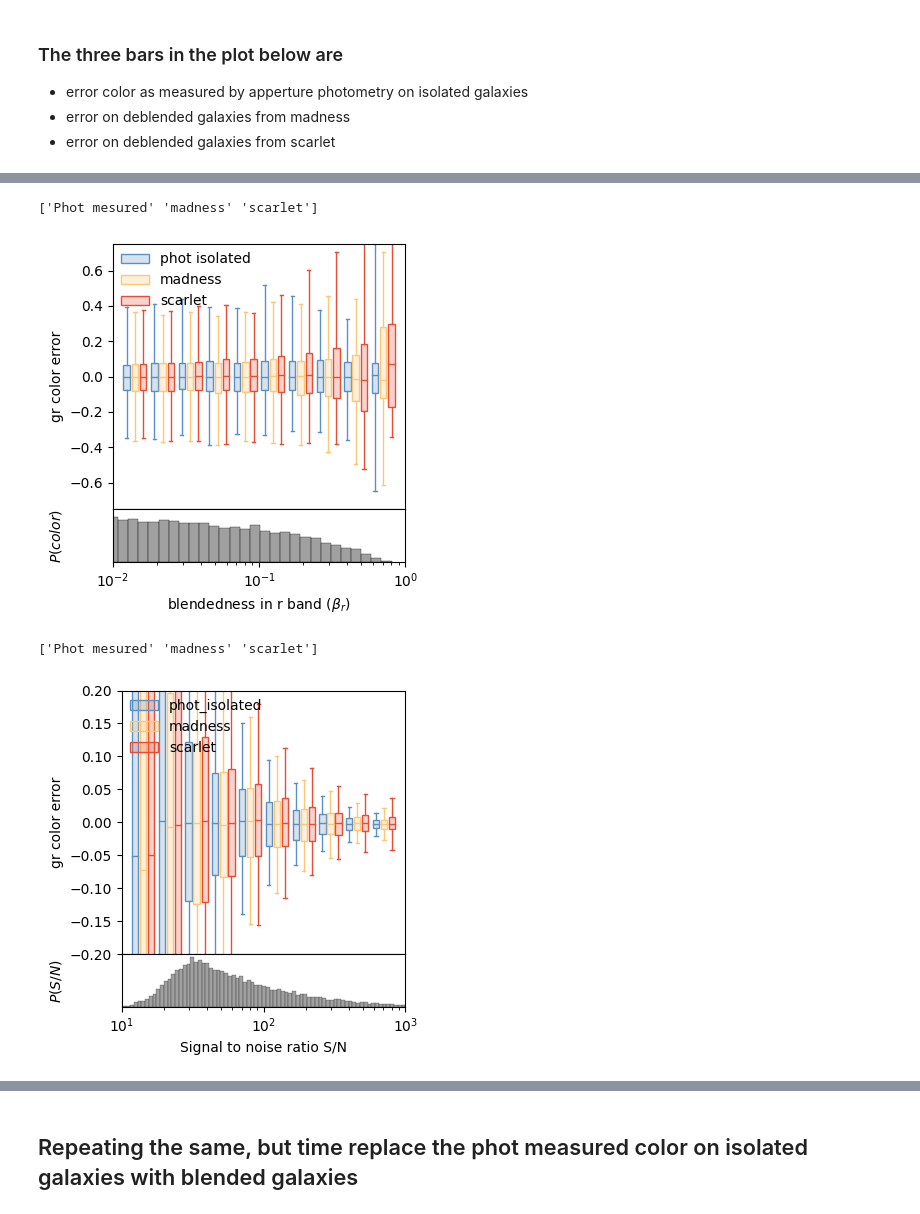
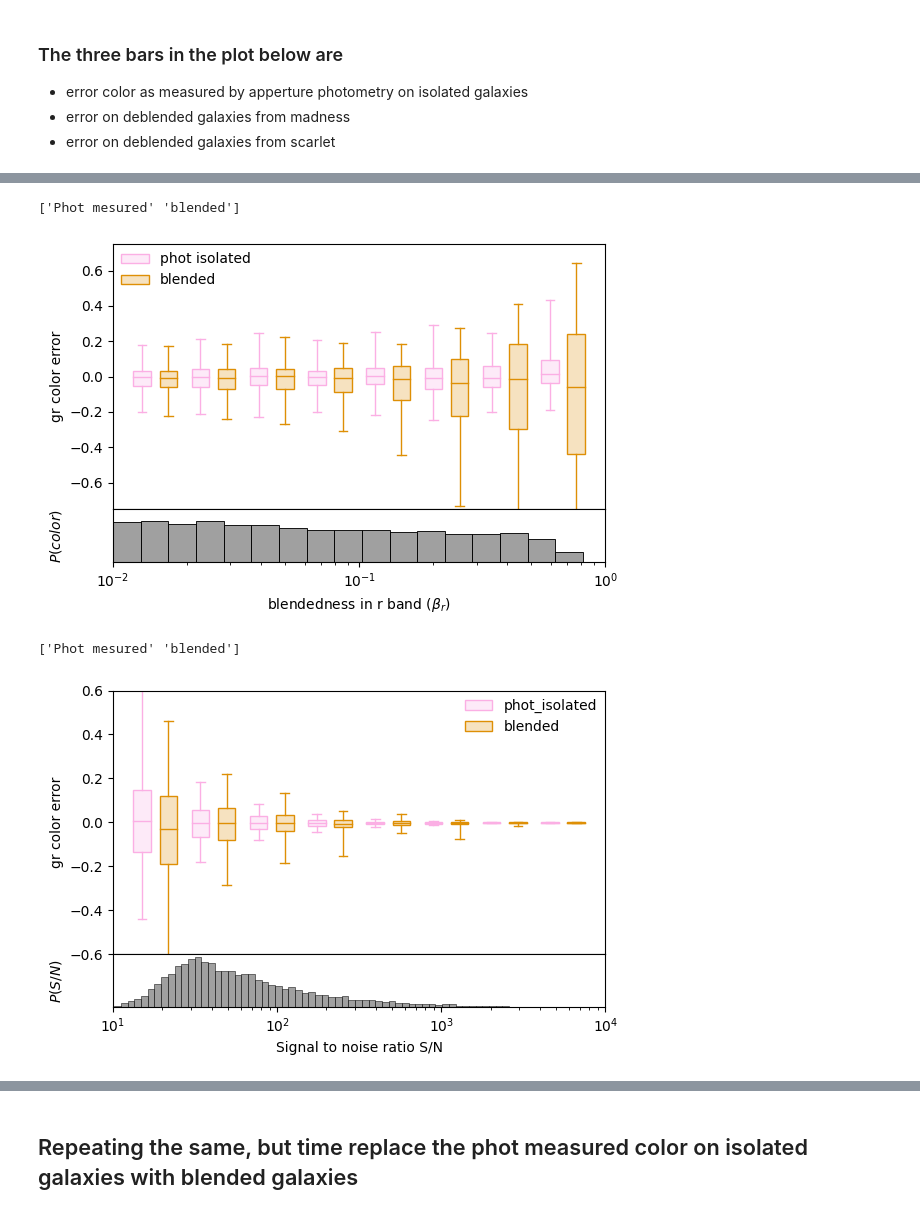
Before and after one commit to b-biswas/MADNESS-legacy, a Jupyter notebook: notebooks/compare_color_results_high_density.ipynb, the cells around one changed output, grey strips where cells are left out. Cells and saved outputs as stored; diff of their text form; code cells hidden in the pictures.

```diff
--- a/notebooks/compare_color_results_high_density.ipynb
+++ b/notebooks/compare_color_results_high_density.ipynb
@@ -28,10 +31,13 @@ result_dir_path = os.path.join(data_path, run_name)
+# %%
+blended_plot_color = sns.color_palette("colorblind")[1]
+isolated_plot_color = sns.color_palette("colorblind")[6]
 # %%
 madness_results=[]
 scarlet_results=[]
 actual_photometry = []
 blended_photometry = []
 
-for file_num in range(75):
+for file_num in range(30):
 
     madness_results.append(pd.read_pickle(os.path.join(result_dir_path, "madness_results", str(file_num) + ".pkl")))
     scarlet_results.append(pd.read_pickle(os.path.join(data_path, "scarlet_results", str(file_num) + ".pkl")))
@@ -138,7 +144,7 @@ color_bands[0]
 # %%
 phot_color = actual_photometry[color_bands[0]+"_phot_mag"].values - actual_photometry[color_bands[1]+"_phot_mag"].values
 true_color = madness_results[color_bands[0]+"_ab"].values - madness_results[color_bands[1] + "_ab"].values
-blended_color = blended_photometry[color_bands[0]+"_phot_mag"].values - actual_photometry[color_bands[1]+"_phot_mag"].values
+blended_color = blended_photometry[color_bands[0]+"_phot_mag"].values - blended_photometry[color_bands[1]+"_phot_mag"].values
 
 madness_results[color_bands+'_color'] = madness_results[color_bands[0]+"_phot_mag"] - madness_results[color_bands[1]+"_phot_mag"]
 scarlet_results[color_bands+'_color'] = scarlet_results[color_bands[0]+"_phot_mag"] - scarlet_results[color_bands[1]+"_phot_mag"]
@@ -246,7 +252,7 @@ current_boxplot_color_df = pd.DataFrame(current_boxplot_color_df)
 # %%
 current_boxplot_color_df = pd.concat([current_boxplot_color_df, boxplot_color_df], join='inner')
 # %%
-index = current_boxplot_color_df["type"].isin(['Phot mesured', 'madness', 'scarlet'])
+index = current_boxplot_color_df["type"].isin(['blended','Phot mesured'])
 # %% [markdown]
 ### The three bars in the plot below are
 - error color as measured by apperture photometry on isolated galaxies
@@ -277,48 +283,49 @@ plt.savefig(os.path.join("results", density_level + "_density",  "bias_color_box
 # %%
 fig, median_shear, q1_shear, q3_shear, whislo_shear, whishi_shear = maddeb.boxplot.boxplot_func(
     current_boxplot_color_df[index],
     x = "r_blendedness", y = color_bands + '_color_err_true', z = "type",
     xlim = (1e-2, 1),
     ylim = (-.75, .75),
     x_scale = 'log',
-    legend = ['phot isolated', 'madness', 'scarlet'],
+    legend = ['phot isolated', 'blended'],
     x_label=r'blendedness in r band ($\beta_r$)',
     y_label = f'{color_bands} color error',
     y_label_hist=r'$P(color)$',
     legend_remove = False,
     whis = [5, 95],
     percents = [25, 75],
-    palette=mpl.cm.RdYlBu([0.85, 0.35, 0.15]),#0.35,
-    nbins = 10,
+    palette=[isolated_plot_color, blended_plot_color],#0.35,
+    nbins = 8,
 )
-plt.savefig(os.path.join("results", density_level + "_density", "blendedness_color_box_plot.pdf"))
-plt.savefig(os.path.join("results", density_level + "_density",  "blendedness_color_box_plot.png"))
+plt.savefig(os.path.join("results", density_level + "_density", "temp", "ib_blendedness_color_box_plot.pdf"))
+plt.savefig(os.path.join("results", density_level + "_density", "temp", "ib_blendedness_color_box_plot.png"))
 # %% [output]
-['Phot mesured' 'madness' 'scarlet']
+['Phot mesured' 'blended']
-[figure, old version]
+[figure, new version]
 # %%
 fig, median_fluxerr, q1_fluxerr, q3_fluxerr, whislo_fluxerr, whishi_fluxerr = maddeb.boxplot.boxplot_func(
     current_boxplot_color_df[index],
     x = 'snr', y = color_bands + "_color_err_true", z = "type",
-    xlim = (10, 1000),
-    ylim = (-.2, 0.2),
+    xlim = (10, 10000),
+    ylim = (-.6, 0.6),
     x_scale = 'log',
-    legend = ['phot_isolated', 'madness', 'scarlet'],
+    legend = ['phot_isolated', 'blended'],
     x_label='Signal to noise ratio S/N',
     y_label = f'{color_bands} color error',
     y_label_hist=r'$P(S/N)$',
     legend_remove = False,
+    legend_location = "upper right",
     whis = [5,95],
     percents = [25,75],
-    palette = mpl.cm.RdYlBu([0.85, 0.35, 0.15]),#0.35,
-    nbins = 10
+    palette = [isolated_plot_color, blended_plot_color],#0.35,
+    nbins = 8,
 )
 
-plt.savefig(os.path.join("results", density_level + "_density", "snr_color_box_plot.pdf"))
-plt.savefig(os.path.join("results", density_level + "_density", "snr_color_box_plot.png"))
+plt.savefig(os.path.join("results", density_level + "_density", "temp", "ib_snr_color_box_plot.pdf"))
+plt.savefig(os.path.join("results", density_level + "_density", "temp", "ib_snr_color_box_plot.png"))
 # %% [output]
-['Phot mesured' 'madness' 'scarlet']
+['Phot mesured' 'blended']
-[figure, old version]
+[figure, new version]
 # %%
 fig, median_shear, q1_shear, q3_shear, whislo_shear, whishi_shear = maddeb.boxplot.boxplot_func(
     current_boxplot_color_df[index],
```
Also changed, not shown: parts of 29 cells of this notebook, 2 other files.
